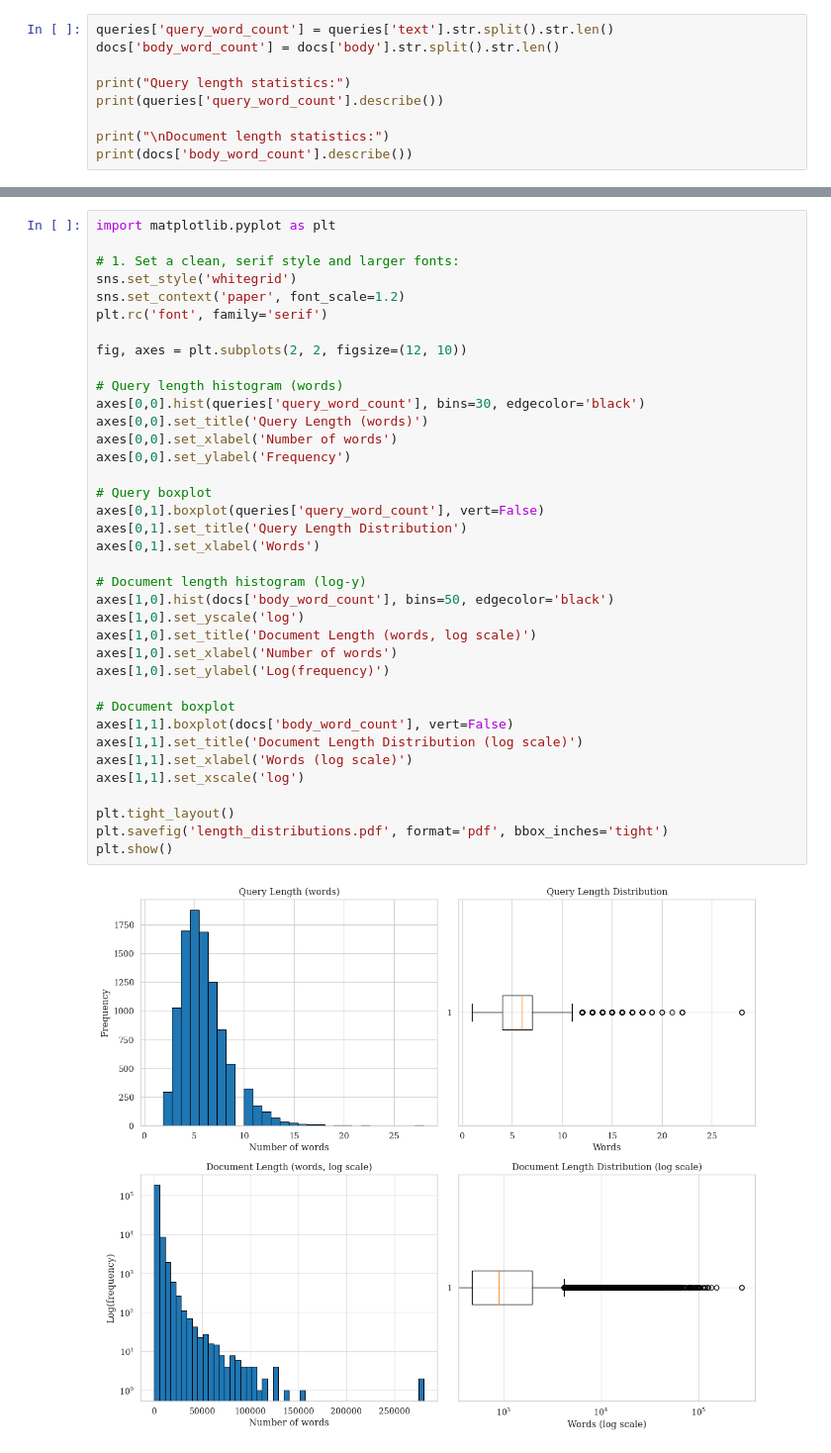
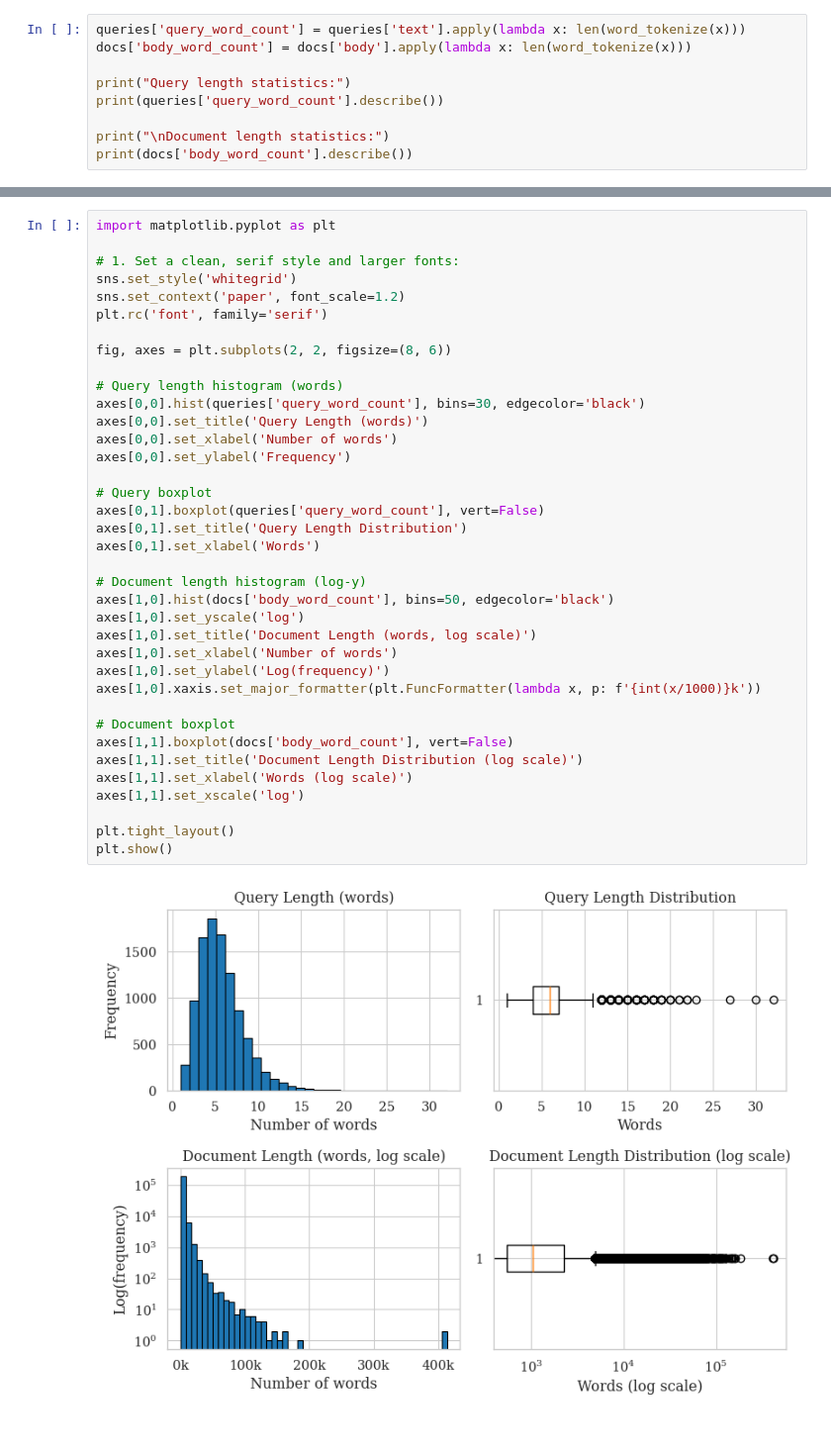
Before and after one commit to christianjensen2903/search-engines, a Jupyter notebook: data_analysis.ipynb, the cells around one changed output, grey strips where cells are left out. Shown: that part at 99% size. Cells and saved outputs as stored; diff of their text form.

Commit message:
✨ Use NLTK to tokenize

```diff
--- a/data_analysis.ipynb
+++ b/data_analysis.ipynb
@@ -9,6 +15,6 @@ docs = pd.read_json('data/docs.jsonl', lines=True)
 # %%
-queries['query_word_count'] = queries['text'].str.split().str.len()
-docs['body_word_count'] = docs['body'].str.split().str.len()
+queries['query_word_count'] = queries['text'].apply(lambda x: len(word_tokenize(x)))
+docs['body_word_count'] = docs['body'].apply(lambda x: len(word_tokenize(x)))
 
 print("Query length statistics:")
 print(queries['query_word_count'].describe())
@@ -69,34 +78,34 @@ sns.set_style('whitegrid')
 sns.set_context('paper', font_scale=1.2)
 plt.rc('font', family='serif')
 
-fig, axes = plt.subplots(2, 2, figsize=(12, 10))
+fig, axes = plt.subplots(2, 2, figsize=(8, 6))
 
 # Query length histogram (words)
 axes[0,0].hist(queries['query_word_count'], bins=30, edgecolor='black')
 axes[0,0].set_title('Query Length (words)')
 axes[0,0].set_xlabel('Number of words')
 axes[0,0].set_ylabel('Frequency')
 
 # Query boxplot
 axes[0,1].boxplot(queries['query_word_count'], vert=False)
 axes[0,1].set_title('Query Length Distribution')
 axes[0,1].set_xlabel('Words')
 
 # Document length histogram (log-y)
 axes[1,0].hist(docs['body_word_count'], bins=50, edgecolor='black')
 axes[1,0].set_yscale('log')
 axes[1,0].set_title('Document Length (words, log scale)')
 axes[1,0].set_xlabel('Number of words')
 axes[1,0].set_ylabel('Log(frequency)')
+axes[1,0].xaxis.set_major_formatter(plt.FuncFormatter(lambda x, p: f'{int(x/1000)}k'))
 
 # Document boxplot
 axes[1,1].boxplot(docs['body_word_count'], vert=False)
 axes[1,1].set_title('Document Length Distribution (log scale)')
 axes[1,1].set_xlabel('Words (log scale)')
 axes[1,1].set_xscale('log')
 
 plt.tight_layout()
-plt.savefig('length_distributions.pdf', format='pdf', bbox_inches='tight')
 plt.show()
 # %% [output]
-[figure, old version]
+[figure, new version]
```
Also changed, not shown: parts of 4 cells of this notebook.
